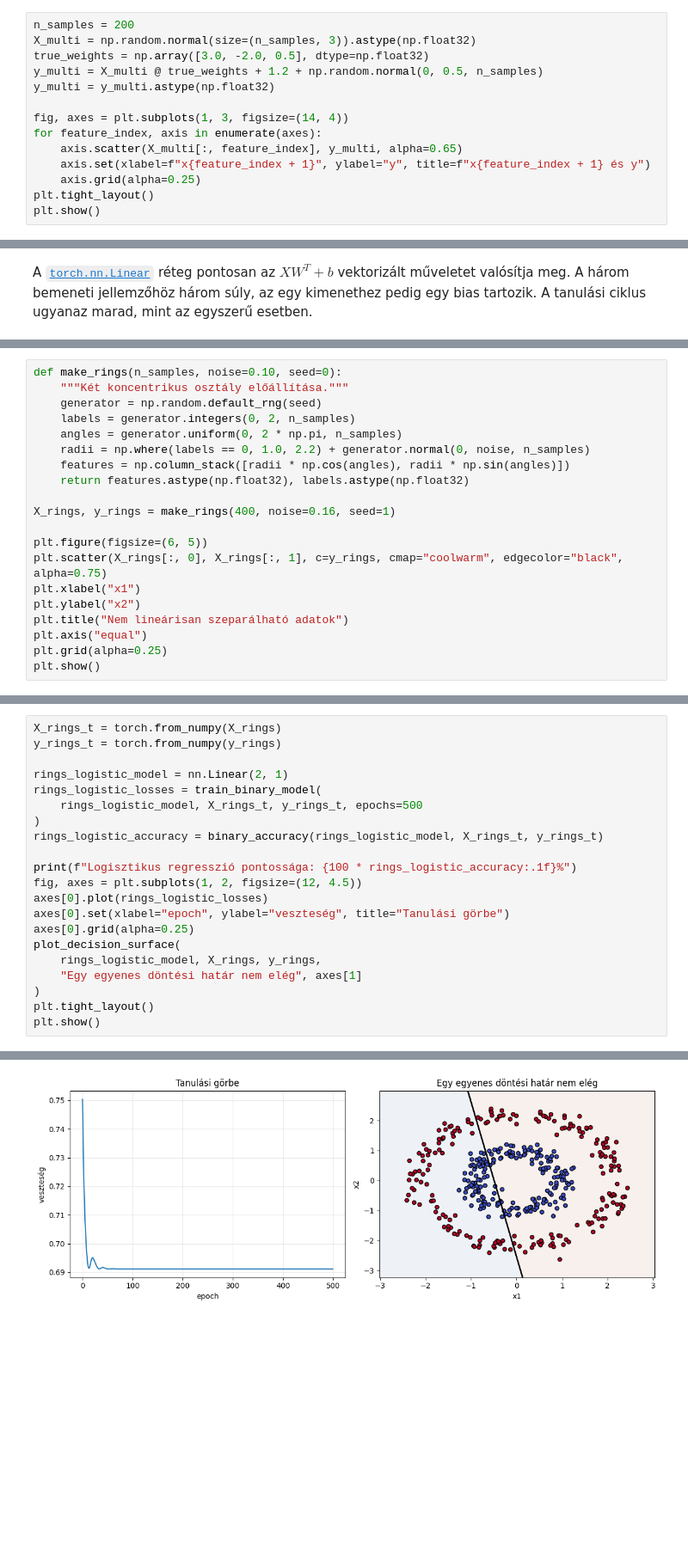
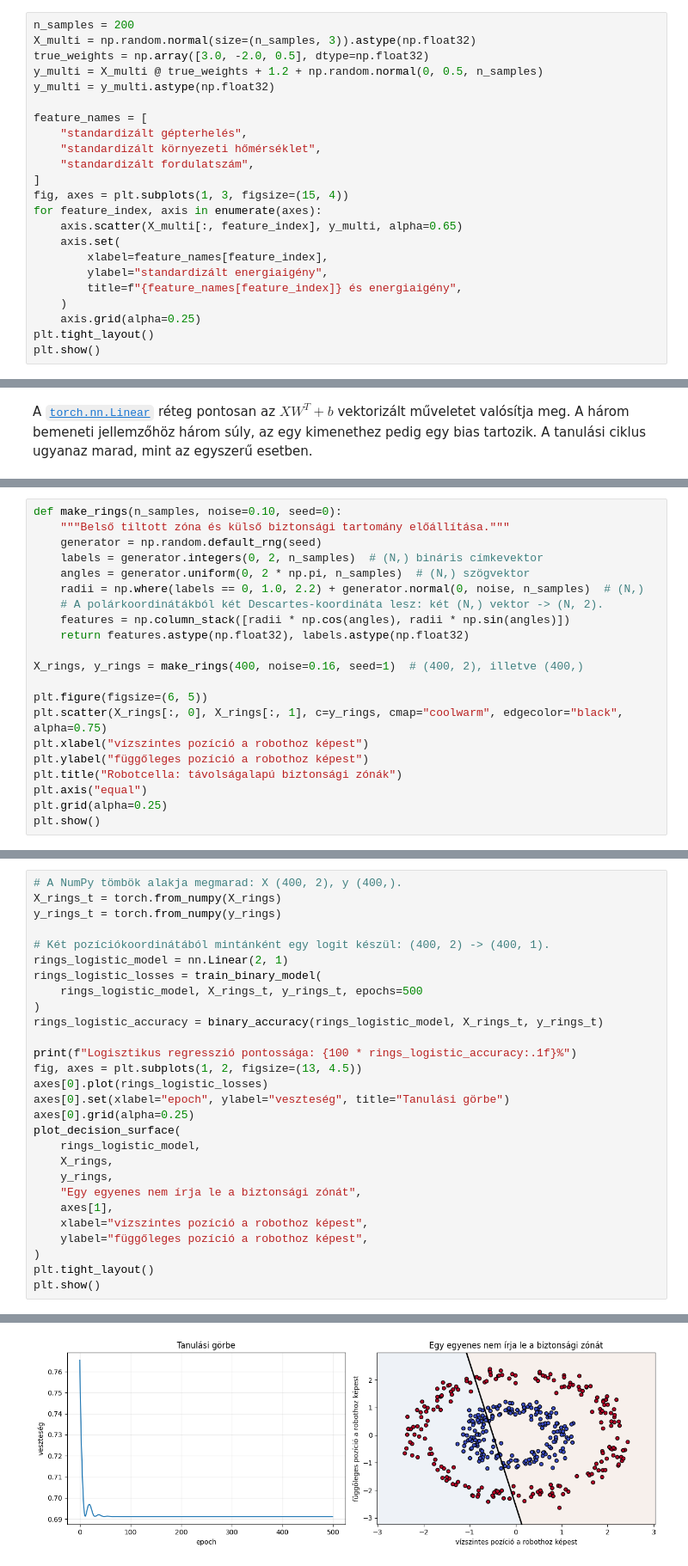
Before and after one commit to CooperativeResearchPlatform/object_detection_for_aeb, a Jupyter notebook: notebooks/2-ora_nn_alapok/02_neural_network_intro.ipynb, the cells around one changed output, grey strips where cells are left out. Shown at 86% size. Cells and saved outputs as stored; diff of their text form; blank space fills up the shorter version.

```diff
--- a/notebooks/2-ora_nn_alapok/02_neural_network_intro.ipynb
+++ b/notebooks/2-ora_nn_alapok/02_neural_network_intro.ipynb
@@ -169,10 +263,19 @@ true_weights = np.array([3.0, -2.0, 0.5], dtype=np.float32)
 y_multi = X_multi @ true_weights + 1.2 + np.random.normal(0, 0.5, n_samples)
 y_multi = y_multi.astype(np.float32)
 
-fig, axes = plt.subplots(1, 3, figsize=(14, 4))
+feature_names = [
+    "standardizált gépterhelés",
+    "standardizált környezeti hőmérséklet",
+    "standardizált fordulatszám",
+]
+fig, axes = plt.subplots(1, 3, figsize=(15, 4))
 for feature_index, axis in enumerate(axes):
     axis.scatter(X_multi[:, feature_index], y_multi, alpha=0.65)
-    axis.set(xlabel=f"x{feature_index + 1}", ylabel="y", title=f"x{feature_index + 1} és y")
+    axis.set(
+        xlabel=feature_names[feature_index],
+        ylabel="standardizált energiaigény",
+        title=f"{feature_names[feature_index]} és energiaigény",
+    )
     axis.grid(alpha=0.25)
 plt.tight_layout()
 plt.show()
@@ -326,20 +612,21 @@ A modell illesztése előtt ismét az adatokat rajzoljuk ki.
 # %%
 def make_rings(n_samples, noise=0.10, seed=0):
-    """Két koncentrikus osztály előállítása."""
+    """Belső tiltott zóna és külső biztonsági tartomány előállítása."""
     generator = np.random.default_rng(seed)
-    labels = generator.integers(0, 2, n_samples)
-    angles = generator.uniform(0, 2 * np.pi, n_samples)
-    radii = np.where(labels == 0, 1.0, 2.2) + generator.normal(0, noise, n_samples)
+    labels = generator.integers(0, 2, n_samples)  # (N,) bináris címkevektor
+    angles = generator.uniform(0, 2 * np.pi, n_samples)  # (N,) szögvektor
+    radii = np.where(labels == 0, 1.0, 2.2) + generator.normal(0, noise, n_samples)  # (N,)
+    # A polárkoordinátákból két Descartes-koordináta lesz: két (N,) vektor -> (N, 2).
     features = np.column_stack([radii * np.cos(angles), radii * np.sin(angles)])
     return features.astype(np.float32), labels.astype(np.float32)
 
-X_rings, y_rings = make_rings(400, noise=0.16, seed=1)
+X_rings, y_rings = make_rings(400, noise=0.16, seed=1)  # (400, 2), illetve (400,)
 
 plt.figure(figsize=(6, 5))
 plt.scatter(X_rings[:, 0], X_rings[:, 1], c=y_rings, cmap="coolwarm", edgecolor="black", alpha=0.75)
-plt.xlabel("x1")
-plt.ylabel("x2")
-plt.title("Nem lineárisan szeparálható adatok")
+plt.xlabel("vízszintes pozíció a robothoz képest")
+plt.ylabel("függőleges pozíció a robothoz képest")
+plt.title("Robotcella: távolságalapú biztonsági zónák")
 plt.axis("equal")
 plt.grid(alpha=0.25)
 plt.show()
@@ -348,27 +635,34 @@ plt.show()
 # %%
+# A NumPy tömbök alakja megmarad: X (400, 2), y (400,).
 X_rings_t = torch.from_numpy(X_rings)
 y_rings_t = torch.from_numpy(y_rings)
 
+# Két pozíciókoordinátából mintánként egy logit készül: (400, 2) -> (400, 1).
 rings_logistic_model = nn.Linear(2, 1)
 rings_logistic_losses = train_binary_model(
     rings_logistic_model, X_rings_t, y_rings_t, epochs=500
 )
 rings_logistic_accuracy = binary_accuracy(rings_logistic_model, X_rings_t, y_rings_t)
 
 print(f"Logisztikus regresszió pontossága: {100 * rings_logistic_accuracy:.1f}%")
-fig, axes = plt.subplots(1, 2, figsize=(12, 4.5))
+fig, axes = plt.subplots(1, 2, figsize=(13, 4.5))
 axes[0].plot(rings_logistic_losses)
 axes[0].set(xlabel="epoch", ylabel="veszteség", title="Tanulási görbe")
 axes[0].grid(alpha=0.25)
 plot_decision_surface(
-    rings_logistic_model, X_rings, y_rings,
-    "Egy egyenes döntési határ nem elég", axes[1]
+    rings_logistic_model,
+    X_rings,
+    y_rings,
+    "Egy egyenes nem írja le a biztonsági zónát",
+    axes[1],
+    xlabel="vízszintes pozíció a robothoz képest",
+    ylabel="függőleges pozíció a robothoz képest",
 )
 plt.tight_layout()
 plt.show()
 # %% [output]
 Logisztikus regresszió pontossága: 47.7%
-[figure, old version]
+[figure, new version]
 # %% [markdown]
 ---
 
```
Also changed, not shown: parts of 57 cells of this notebook.
